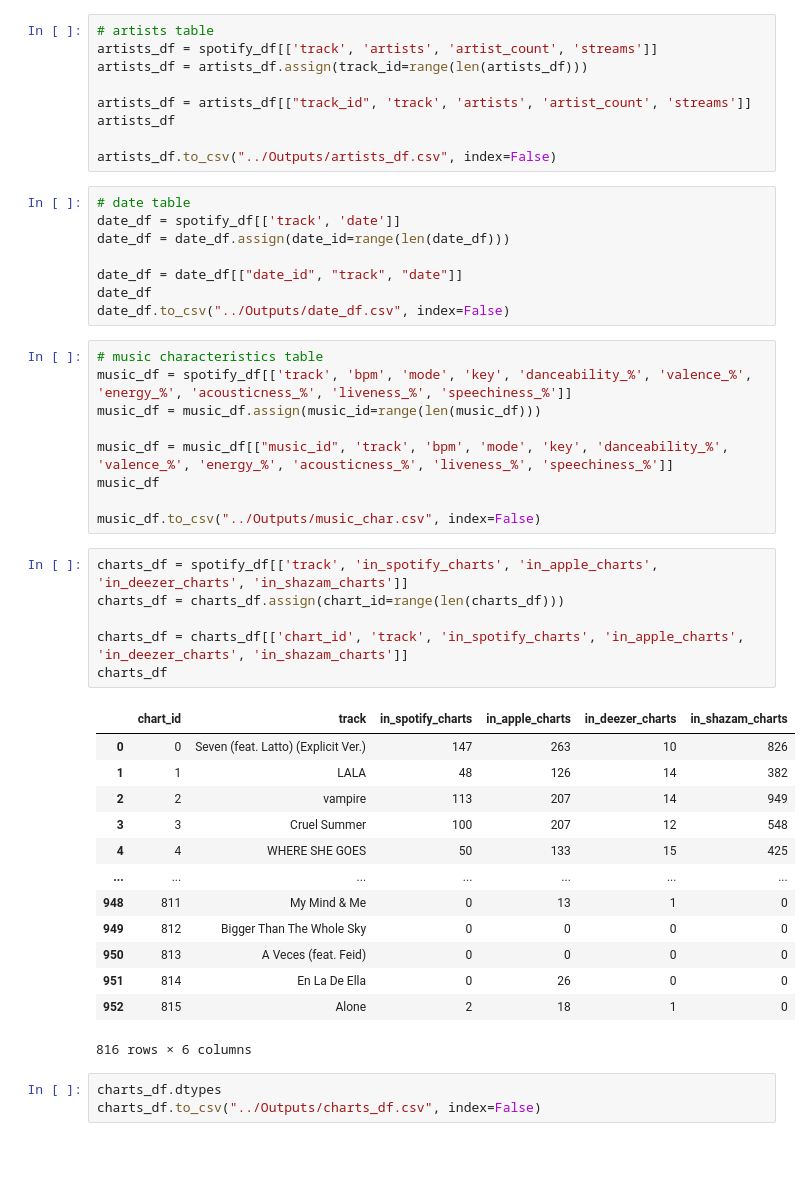
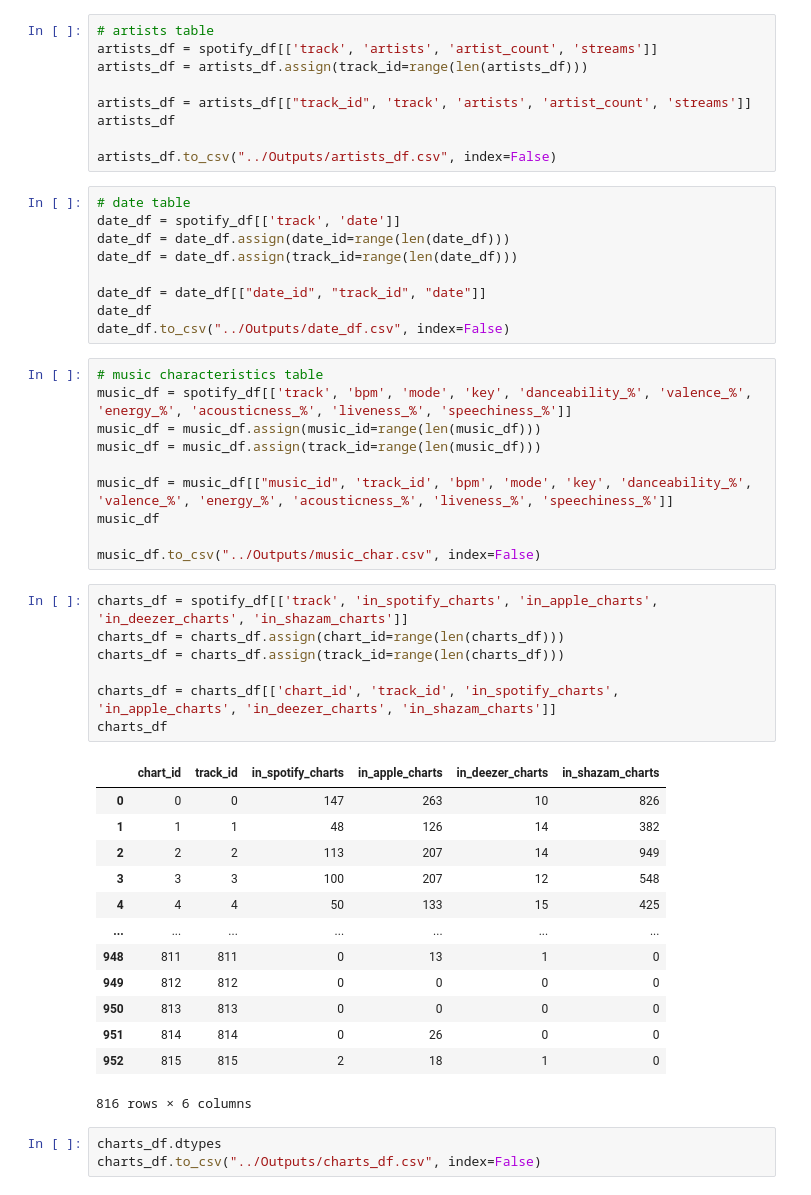
Before and after one commit to DevonNoer/Project-3, a Jupyter notebook: Project-3 Spotify/Code/cleaning.ipynb, the cells around one changed output. Saved outputs shown, nothing was run; the diff lists cells and outputs as text; blank space fills up the shorter version.

```diff
--- a/Project-3 Spotify/Code/cleaning.ipynb
+++ b/Project-3 Spotify/Code/cleaning.ipynb
@@ -94,38 +94,41 @@ artists_df.to_csv("../Outputs/artists_df.csv", index=False)
 # date table
 date_df = spotify_df[['track', 'date']]
 date_df = date_df.assign(date_id=range(len(date_df)))
+date_df = date_df.assign(track_id=range(len(date_df)))
 
-date_df = date_df[["date_id", "track", "date"]]
+date_df = date_df[["date_id", "track_id", "date"]]
 date_df
 date_df.to_csv("../Outputs/date_df.csv", index=False)
 # %%
 # music characteristics table
 music_df = spotify_df[['track', 'bpm', 'mode', 'key', 'danceability_%', 'valence_%', 'energy_%', 'acousticness_%', 'liveness_%', 'speechiness_%']]
 music_df = music_df.assign(music_id=range(len(music_df)))
+music_df = music_df.assign(track_id=range(len(music_df)))
 
-music_df = music_df[["music_id", 'track', 'bpm', 'mode', 'key', 'danceability_%', 'valence_%', 'energy_%', 'acousticness_%', 'liveness_%', 'speechiness_%']]
+music_df = music_df[["music_id", 'track_id', 'bpm', 'mode', 'key', 'danceability_%', 'valence_%', 'energy_%', 'acousticness_%', 'liveness_%', 'speechiness_%']]
 music_df
 
 music_df.to_csv("../Outputs/music_char.csv", index=False)
 # %%
 charts_df = spotify_df[['track', 'in_spotify_charts', 'in_apple_charts', 'in_deezer_charts', 'in_shazam_charts']]
 charts_df = charts_df.assign(chart_id=range(len(charts_df)))
+charts_df = charts_df.assign(track_id=range(len(charts_df)))
 
-charts_df = charts_df[['chart_id', 'track', 'in_spotify_charts', 'in_apple_charts', 'in_deezer_charts', 'in_shazam_charts']]
+charts_df = charts_df[['chart_id', 'track_id', 'in_spotify_charts', 'in_apple_charts', 'in_deezer_charts', 'in_shazam_charts']]
 charts_df
 # %% [output]
-|  | chart_id | track | in_spotify_charts | in_apple_charts | in_deezer_charts | in_shazam_charts |
-| 0 | 0 | Seven (feat. Latto) (Explicit Ver.) | 147 | 263 | 10 | 826 |
-| 1 | 1 | LALA | 48 | 126 | 14 | 382 |
-| 2 | 2 | vampire | 113 | 207 | 14 | 949 |
-| 3 | 3 | Cruel Summer | 100 | 207 | 12 | 548 |
-| 4 | 4 | WHERE SHE GOES | 50 | 133 | 15 | 425 |
+|  | chart_id | track_id | in_spotify_charts | in_apple_charts | in_deezer_charts | in_shazam_charts |
+| 0 | 0 | 0 | 147 | 263 | 10 | 826 |
+| 1 | 1 | 1 | 48 | 126 | 14 | 382 |
+| 2 | 2 | 2 | 113 | 207 | 14 | 949 |
+| 3 | 3 | 3 | 100 | 207 | 12 | 548 |
+| 4 | 4 | 4 | 50 | 133 | 15 | 425 |
 | ... | ... | ... | ... | ... | ... | ... |
-| 948 | 811 | My Mind & Me | 0 | 13 | 1 | 0 |
-| 949 | 812 | Bigger Than The Whole Sky | 0 | 0 | 0 | 0 |
-| 950 | 813 | A Veces (feat. Feid) | 0 | 0 | 0 | 0 |
-| 951 | 814 | En La De Ella | 0 | 26 | 0 | 0 |
-| 952 | 815 | Alone | 2 | 18 | 1 | 0 |
+| 948 | 811 | 811 | 0 | 13 | 1 | 0 |
+| 949 | 812 | 812 | 0 | 0 | 0 | 0 |
+| 950 | 813 | 813 | 0 | 0 | 0 | 0 |
+| 951 | 814 | 814 | 0 | 26 | 0 | 0 |
+| 952 | 815 | 815 | 2 | 18 | 1 | 0 |
 816 rows × 6 columns
 # %%
 charts_df.dtypes
```
Also changed, not shown: parts of 1 cell of this notebook, 4 other files.
